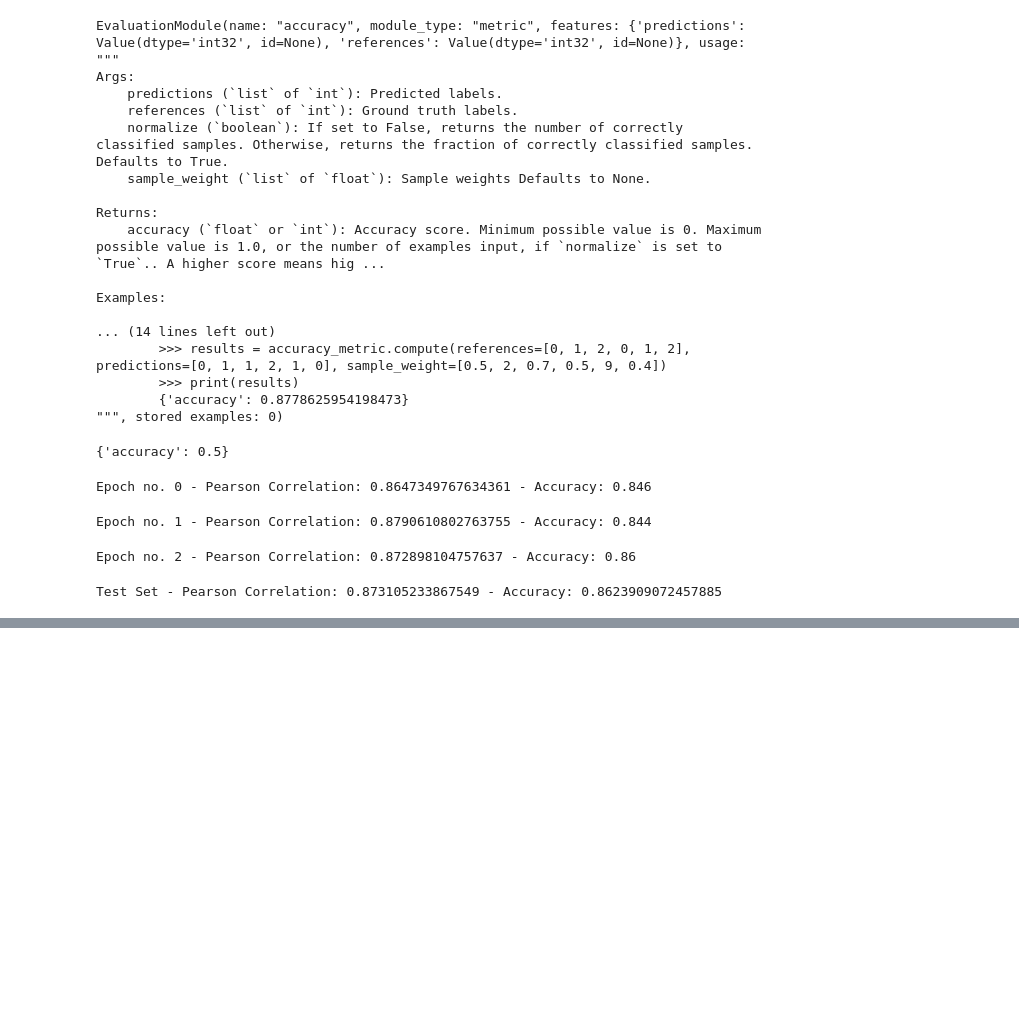
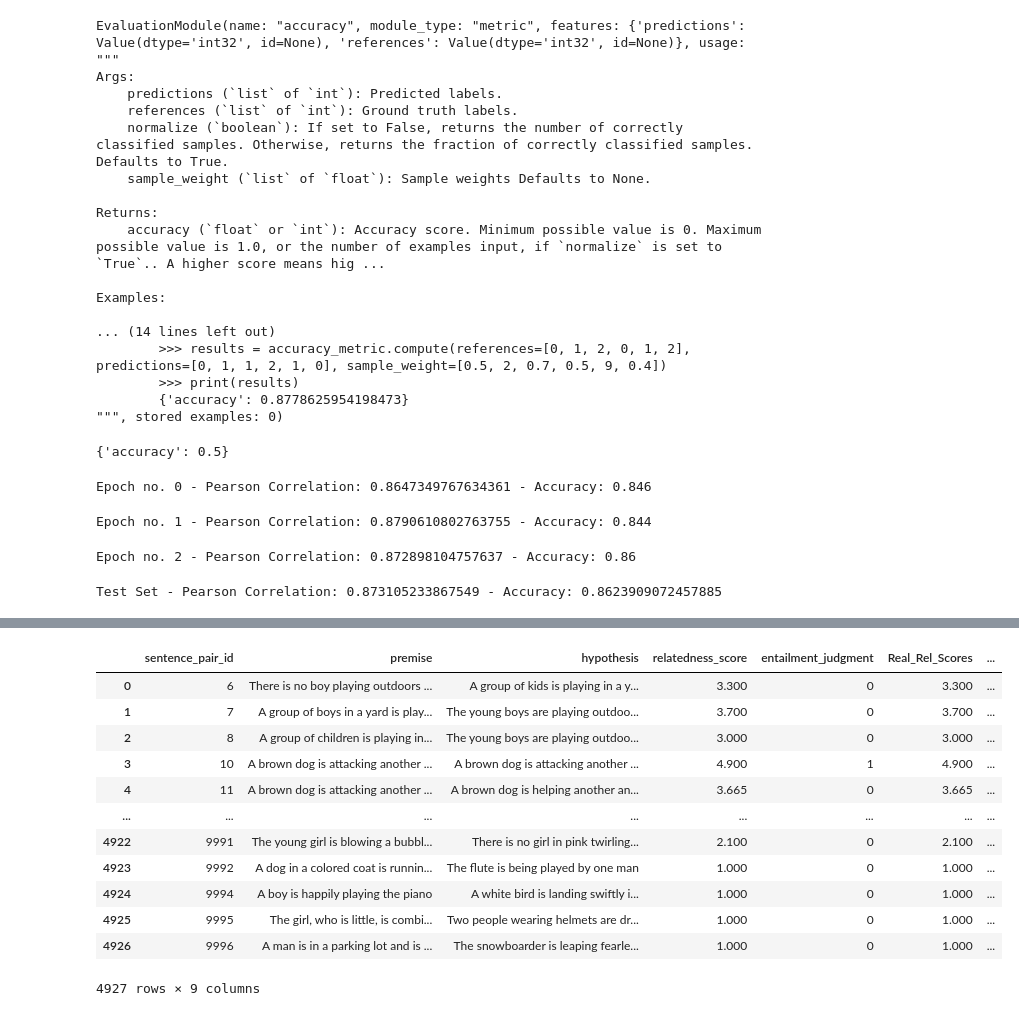
Before and after one commit to difersalest/NLP-Exercise-3, a Jupyter notebook: bert_version_single_outputs.ipynb, the cells around one changed output, grey strips where cells are left out. Cells and saved outputs as stored; diff of their text form; code cells hidden in the pictures; blank space fills up the shorter version.

```diff
--- a/bert_version_single_outputs.ipynb
+++ b/bert_version_single_outputs.ipynb
@@ -390,3 +390,6 @@ with torch.no_grad():
     print(f"Test Set - Pearson Correlation: {pearson_corr} - Accuracy: {accuracy}")
 # %% [output]
 Test Set - Pearson Correlation: 0.873105233867549 - Accuracy: 0.8623909072457885
+# %%
+test_data = SemevalDataset(split="test").data
+test_data
@@ -392,0 +414,4 @@ Test Set - Pearson Correlation: 0.873105233867549 - Accuracy: 0.8623909072457885
+# %%
+import pandas as pd
+test_data_df = pd.DataFrame(test_data)
+test_data_df
@@ -392,0 +451,17 @@ Test Set - Pearson Correlation: 0.873105233867549 - Accuracy: 0.8623909072457885
+# %%
+results_test_df = pd.concat([test_data_df, results_test_df], axis=1)
+results_test_df
+# %% [output]
+|  | sentence_pair_id | premise | hypothesis | relatedness_score | entailment_judgment | Real_Rel_Scores | ... |
+| 0 | 6 | There is no boy playing outdoors ... | A group of kids is playing in a y... | 3.300 | 0 | 3.300 | ... |
+| 1 | 7 | A group of boys in a yard is play... | The young boys are playing outdoo... | 3.700 | 0 | 3.700 | ... |
+| 2 | 8 | A group of children is playing in... | The young boys are playing outdoo... | 3.000 | 0 | 3.000 | ... |
+| 3 | 10 | A brown dog is attacking another ... | A brown dog is attacking another ... | 4.900 | 1 | 4.900 | ... |
+| 4 | 11 | A brown dog is attacking another ... | A brown dog is helping another an... | 3.665 | 0 | 3.665 | ... |
+| ... | ... | ... | ... | ... | ... | ... | ... |
+| 4922 | 9991 | The young girl is blowing a bubbl... | There is no girl in pink twirling... | 2.100 | 0 | 2.100 | ... |
+| 4923 | 9992 | A dog in a colored coat is runnin... | The flute is being played by one man | 1.000 | 0 | 1.000 | ... |
+| 4924 | 9994 | A boy is happily playing the piano | A white bird is landing swiftly i... | 1.000 | 0 | 1.000 | ... |
+| 4925 | 9995 | The girl, who is little, is combi... | Two people wearing helmets are dr... | 1.000 | 0 | 1.000 | ... |
+| 4926 | 9996 | A man is in a parking lot and is ... | The snowboarder is leaping fearle... | 1.000 | 0 | 1.000 | ... |
+4927 rows × 9 columns
```
Also changed, not shown: parts of 18 cells of this notebook, 2 other files.
